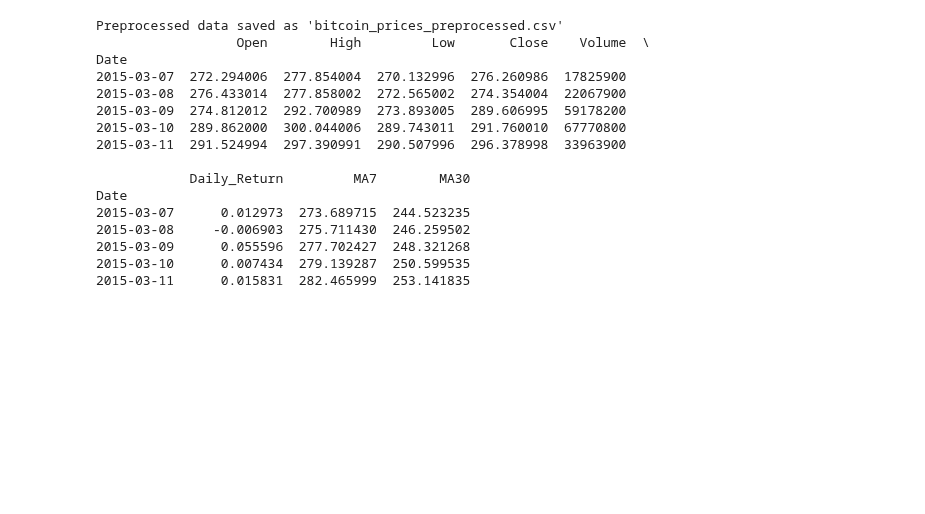
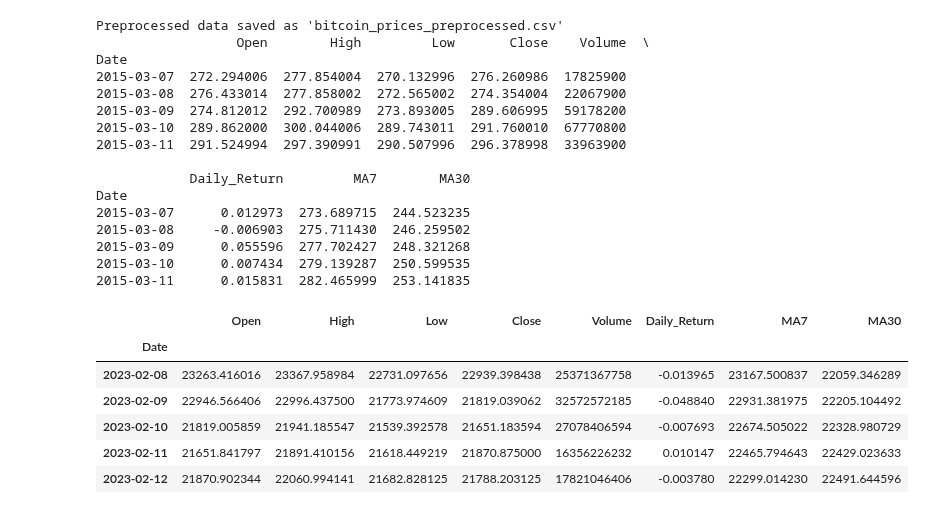
Before and after one commit to bonareri/Cryptocurrency-Price-Prediction-, a Jupyter notebook: data_collection_preprocessing.ipynb, the cells around one changed output. Cells and saved outputs as stored; diff of their text form; code cells hidden in the pictures; blank space fills up the shorter version.

```diff
--- a/data_collection_preprocessing.ipynb
+++ b/data_collection_preprocessing.ipynb
@@ -251,0 +255,10 @@ Date
+# %%
+train_df_clean.tail()
+# %% [output]
+|  | Open | High | Low | Close | Volume | Daily_Return | MA7 | MA30 |
+| Date |  |  |  |  |  |  |  |  |
+| 2023-02-08 | 23263.416016 | 23367.958984 | 22731.097656 | 22939.398438 | 25371367758 | -0.013965 | 23167.500837 | 22059.346289 |
+| 2023-02-09 | 22946.566406 | 22996.437500 | 21773.974609 | 21819.039062 | 32572572185 | -0.048840 | 22931.381975 | 22205.104492 |
+| 2023-02-10 | 21819.005859 | 21941.185547 | 21539.392578 | 21651.183594 | 27078406594 | -0.007693 | 22674.505022 | 22328.980729 |
+| 2023-02-11 | 21651.841797 | 21891.410156 | 21618.449219 | 21870.875000 | 16356226232 | 0.010147 | 22465.794643 | 22429.023633 |
+| 2023-02-12 | 21870.902344 | 22060.994141 | 21682.828125 | 21788.203125 | 17821046406 | -0.003780 | 22299.014230 | 22491.644596 |
```
Also changed, not shown: parts of 2 cells of this notebook.
